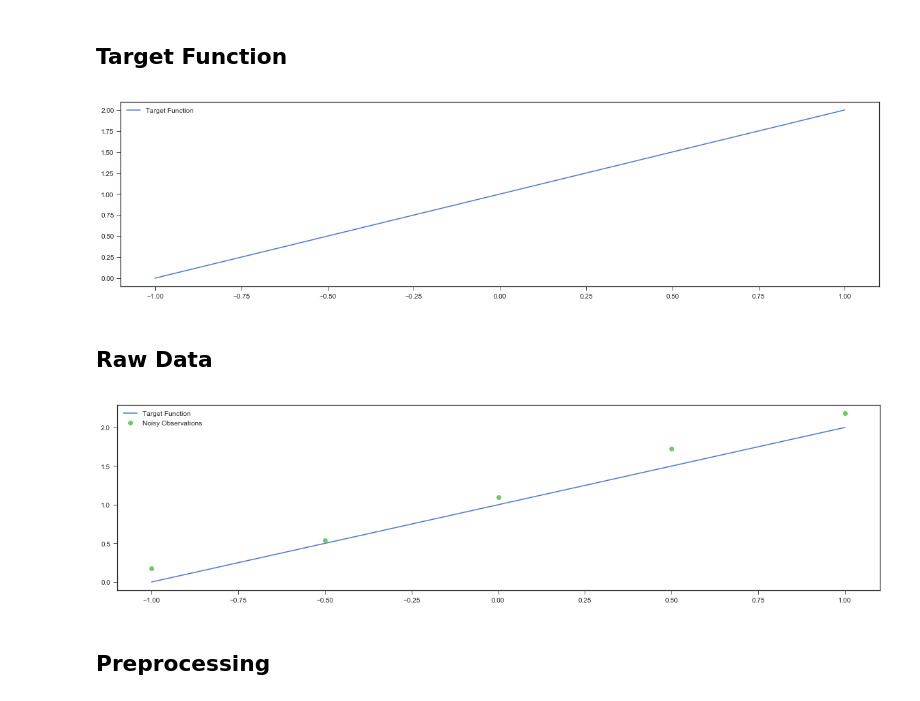
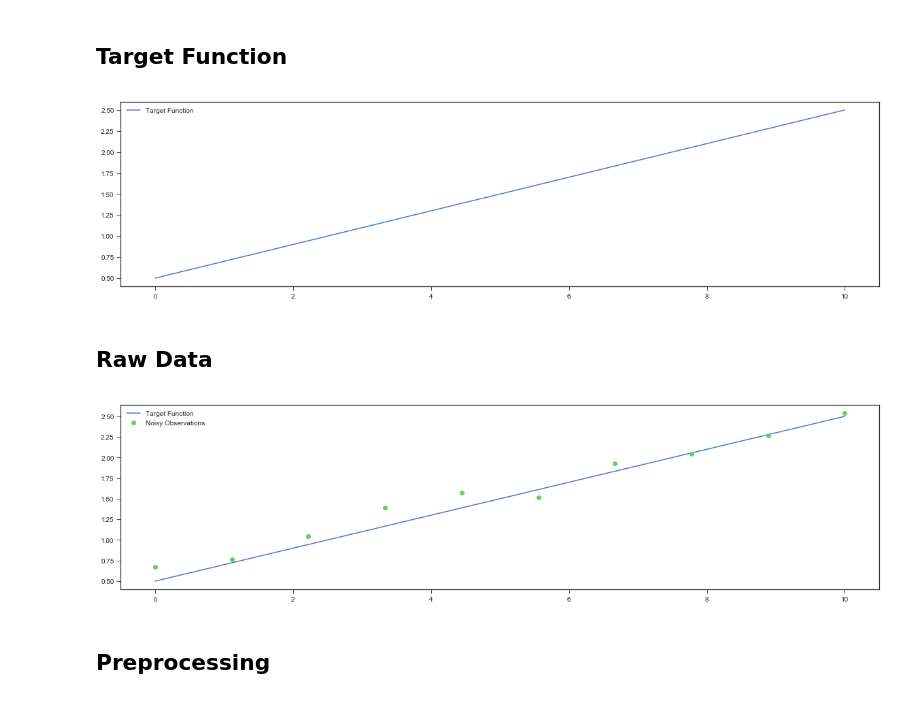
Before and after one commit to vishalbelsare/Docs, a Jupyter notebook: workshop-01/notebooks/Linear Models.ipynb, the cells around one changed output. Cells and saved outputs as stored; diff of their text form; code cells hidden in the pictures.

```diff
--- a/workshop-01/notebooks/Linear Models.ipynb
+++ b/workshop-01/notebooks/Linear Models.ipynb
@@ -67,14 +118,14 @@ def visualize(x, y=None, y_noise=None, y_hat=None):
 # %% [markdown]
 ## Target Function <a class="anchor" id="target-function"></a>
 # %%
-N = 5
+N = 10
 np.random.seed(0)
 
-x = np.linspace(-N/5, N/5, N)
-y = 1.0 + x
+x = np.linspace(0, N, N)
+y = 0.5 + 0.2 * x
 visualize(x, y);
 # %% [output]
-[figure, old version]
+[figure, new version]
 # %% [markdown]
 ## Raw Data <a class="anchor" id="raw-data"></a>
 # %%
@@ -82,7 +133,7 @@ y_noise = y + np.random.normal(0,0.1, N)
 
 visualize(x, y, y_noise)
 # %% [output]
-[figure, old version]
+[figure, new version]
 # %% [markdown]
 ## Preprocessing <a class="anchor" id="preprocessing"></a>
 # %%
```
Also changed, not shown: parts of 20 cells of this notebook, 4 other files.
